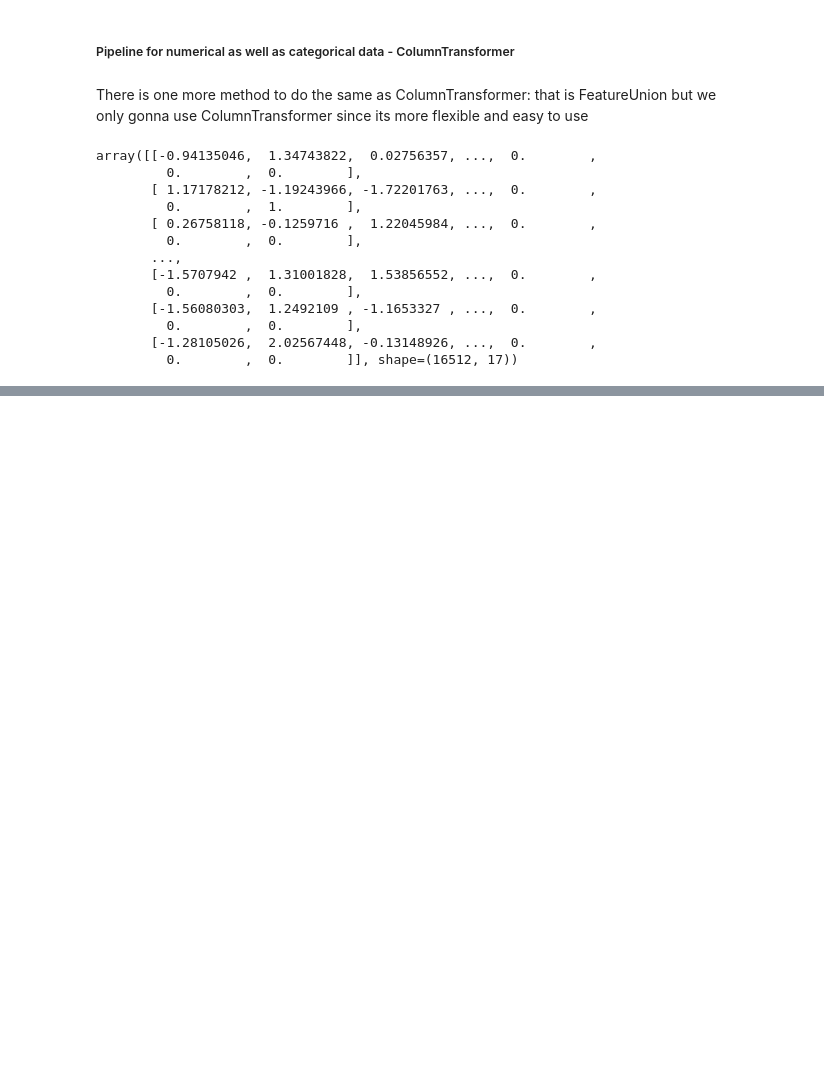
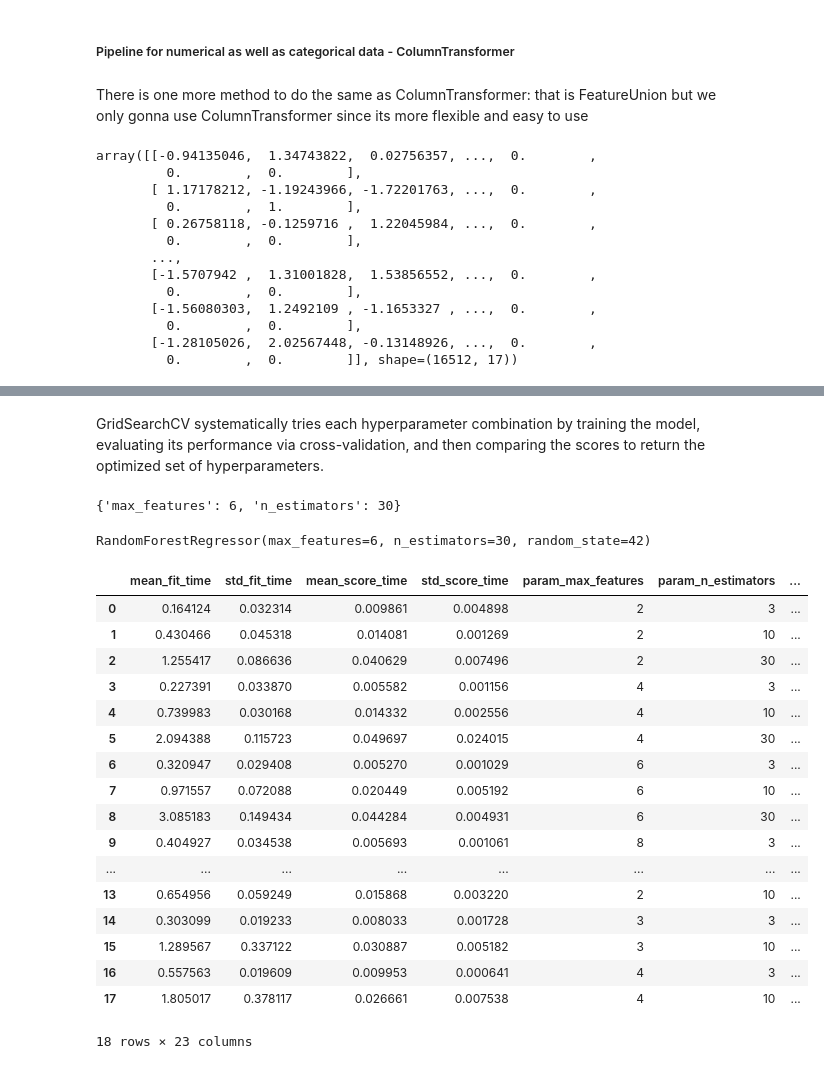
Before and after one commit to ArunNegi112/Machine_Learning, a Jupyter notebook: End_To_End_Project1/2_project.ipynb, the cells around one changed output, grey strips where cells are left out. Cells and saved outputs as stored; diff of their text form; code cells hidden in the pictures; blank space fills up the shorter version.

Commit message:
Completed the model

```diff
--- a/End_To_End_Project1/2_project.ipynb
+++ b/End_To_End_Project1/2_project.ipynb
@@ -719,0 +886,7 @@ array([[-0.94135046,  1.34743822,  0.02756357, ...,  0.        ,
+# %%
+from sklearn.ensemble import RandomForestRegressor
+
+rand_forest = RandomForestRegressor(n_estimators=25)    # by default n_estimators=100, that can take fking long time
+rand_forest.fit(final_housing,housing_label)
+
+rand_forest_prediction = rand_forest.predict(final_housing)
@@ -719,0 +926,10 @@ array([[-0.94135046,  1.34743822,  0.02756357, ...,  0.        ,
+# %%
+from sklearn.svm import SVR
+
+svm_reg = SVR(kernel='linear')
+svm_reg.fit(final_housing,housing_label)
+
+svm_prediction = svm_reg.predict(final_housing)
+
+svm_rmse = root_mean_squared_error(housing_label,svm_prediction)
+print(svm_rmse)
@@ -719,0 +973,24 @@ array([[-0.94135046,  1.34743822,  0.02756357, ...,  0.        ,
+# %%
+from sklearn.model_selection import GridSearchCV
+
+param_grid = [
+    # try 12 (3×4) combinations of hyperparameters
+    {'n_estimators': [3, 10, 30], 'max_features': [2, 4, 6, 8]},
+    # then try 6 (2×3) combinations with bootstrap set as False                     #Total 12+6=18 combinations
+    {'bootstrap': [False], 'n_estimators': [3, 10], 'max_features': [2, 3, 4]},
+  ]
+# Will learn later about what these hyperparameters actually are
+
+
+forst_reg = RandomForestRegressor(random_state=42)
+
+grid_search = GridSearchCV(
+    forst_reg,                                 # Estimator
+    param_grid,                                # the grid (that will form combinations to experiment)
+    scoring='neg_root_mean_squared_error',     # computing error
+    cv=5,                                      # 5 folds for cross-validation
+    return_train_score=True                    # cuz we want to check the score later
+)
+
+# Now, training all those combinations on the data
+grid_search.fit(final_housing,housing_label)             # 18*5(no. of folds)=90 rounds of training and evaluation
@@ -719,0 +1004,33 @@ array([[-0.94135046,  1.34743822,  0.02756357, ...,  0.        ,
+# %% [markdown]
+GridSearchCV systematically tries each hyperparameter combination by training the model, evaluating its performance via cross-validation, and then comparing the scores to return the optimized set of hyperparameters.
+# %%
+grid_search.best_params_
+# %% [output]
+{'max_features': 6, 'n_estimators': 30}
+# %%
+grid_search.best_estimator_
+# %% [output]
+RandomForestRegressor(max_features=6, n_estimators=30, random_state=42)
+# %%
+# Check score
+cross_validation_results = grid_search.cv_results_
+pd.DataFrame(cross_validation_results)
+# %% [output]
+|  | mean_fit_time | std_fit_time | mean_score_time | std_score_time | param_max_features | param_n_estimators | ... |
+| 0 | 0.164124 | 0.032314 | 0.009861 | 0.004898 | 2 | 3 | ... |
+| 1 | 0.430466 | 0.045318 | 0.014081 | 0.001269 | 2 | 10 | ... |
+| 2 | 1.255417 | 0.086636 | 0.040629 | 0.007496 | 2 | 30 | ... |
+| 3 | 0.227391 | 0.033870 | 0.005582 | 0.001156 | 4 | 3 | ... |
+| 4 | 0.739983 | 0.030168 | 0.014332 | 0.002556 | 4 | 10 | ... |
+| 5 | 2.094388 | 0.115723 | 0.049697 | 0.024015 | 4 | 30 | ... |
+| 6 | 0.320947 | 0.029408 | 0.005270 | 0.001029 | 6 | 3 | ... |
+| 7 | 0.971557 | 0.072088 | 0.020449 | 0.005192 | 6 | 10 | ... |
+| 8 | 3.085183 | 0.149434 | 0.044284 | 0.004931 | 6 | 30 | ... |
+| 9 | 0.404927 | 0.034538 | 0.005693 | 0.001061 | 8 | 3 | ... |
+| ... | ... | ... | ... | ... | ... | ... | ... |
+| 13 | 0.654956 | 0.059249 | 0.015868 | 0.003220 | 2 | 10 | ... |
+| 14 | 0.303099 | 0.019233 | 0.008033 | 0.001728 | 3 | 3 | ... |
+| 15 | 1.289567 | 0.337122 | 0.030887 | 0.005182 | 3 | 10 | ... |
+| 16 | 0.557563 | 0.019609 | 0.009953 | 0.000641 | 4 | 3 | ... |
+| 17 | 1.805017 | 0.378117 | 0.026661 | 0.007538 | 4 | 10 | ... |
+18 rows × 23 columns
```
Also changed, not shown: parts of 61 cells of this notebook.
